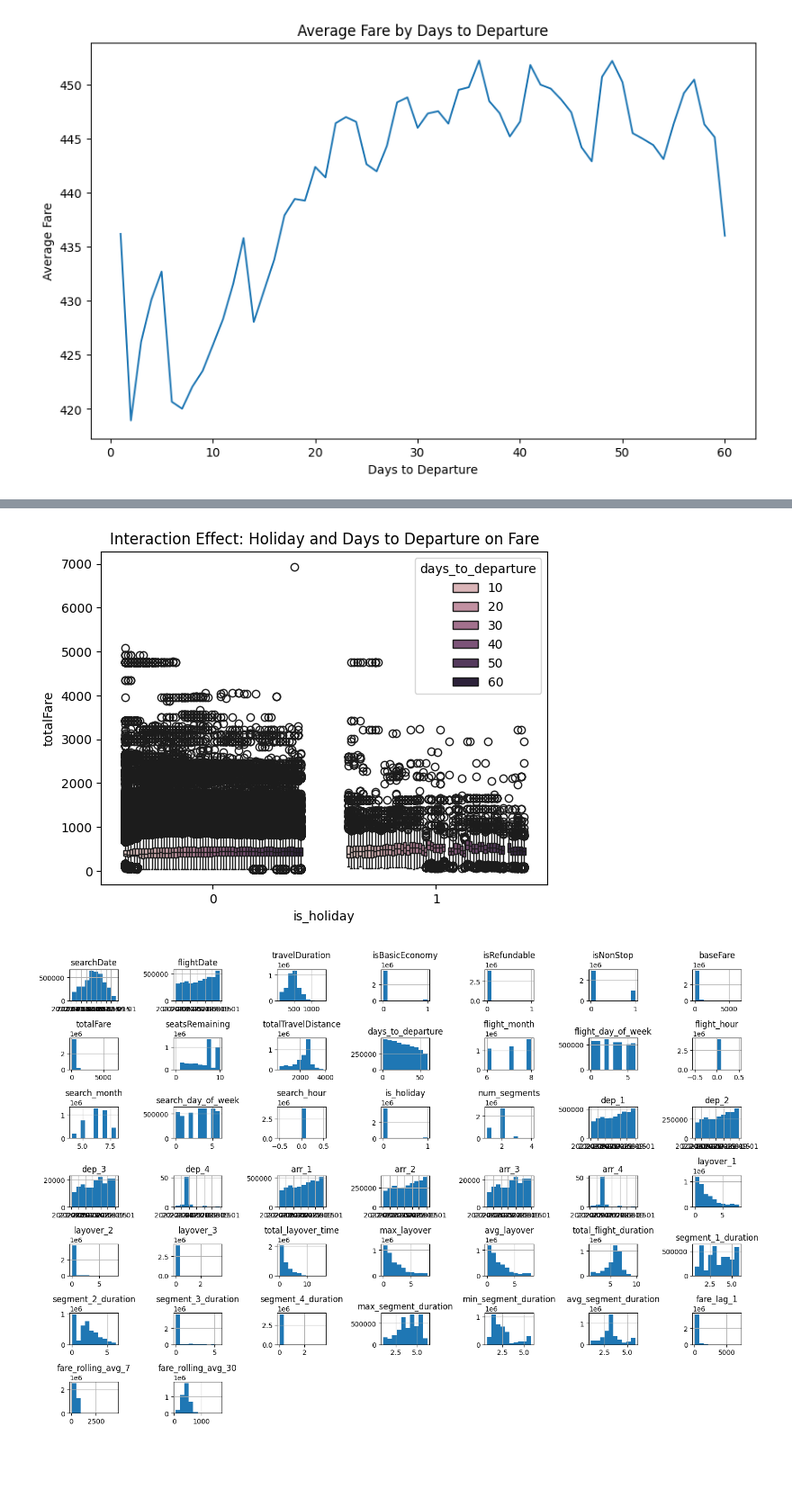
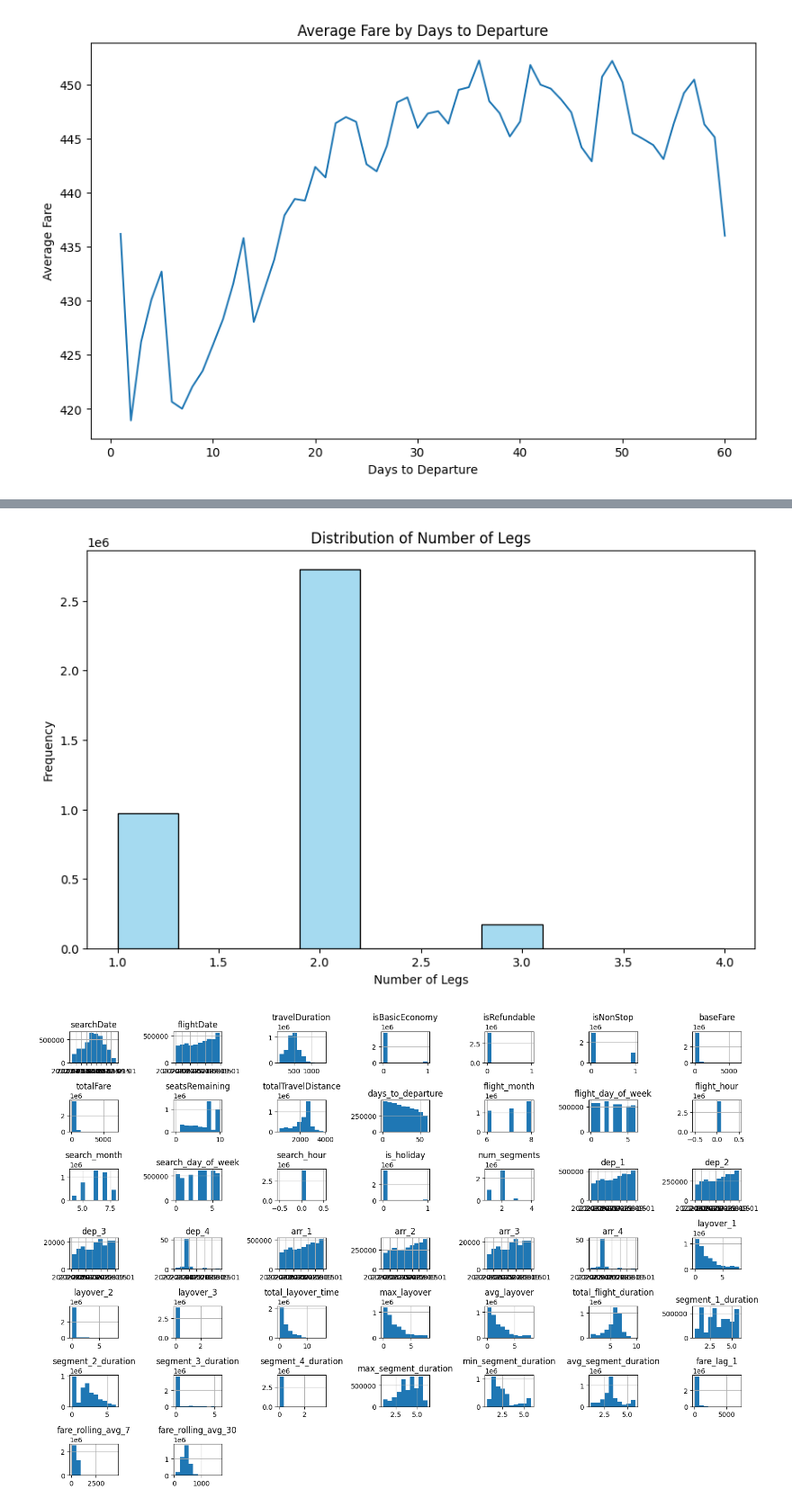
Before and after one commit to camrync23/Capstone-Project, a Jupyter notebook: notebooks/data_exploration.ipynb, the cells around one changed output, grey strips where cells are left out. Shown at 90% size. Cells and saved outputs as stored; diff of their text form; code cells hidden in the pictures; blank space fills up the shorter version.

```diff
--- a/notebooks/data_exploration.ipynb
+++ b/notebooks/data_exploration.ipynb
@@ -450,7 +532,0 @@ plt.show()
-# %%
-# Interaction plot between days to departure and holiday on fare
-sns.boxplot(x='is_holiday', y='totalFare', hue='days_to_departure', data=df)
-plt.title("Interaction Effect: Holiday and Days to Departure on Fare")
-plt.show()
-# %% [output]
-[figure, removed]
@@ -467,3 +533,12 @@ plt.show()
+# %%
+plt.figure(figsize=(10,6))
+sns.histplot(df['numberLegs'], bins=10, kde=False, color='skyblue')
+plt.title("Distribution of Number of Legs")
+plt.xlabel("Number of Legs")
+plt.ylabel("Frequency")
+plt.show()
+# %% [output]
+[figure, added]
 # %%
 # Plot histograms for numerical columns
 df.hist(figsize=(15, 10))
```
Also changed, not shown: parts of 24 cells of this notebook.
